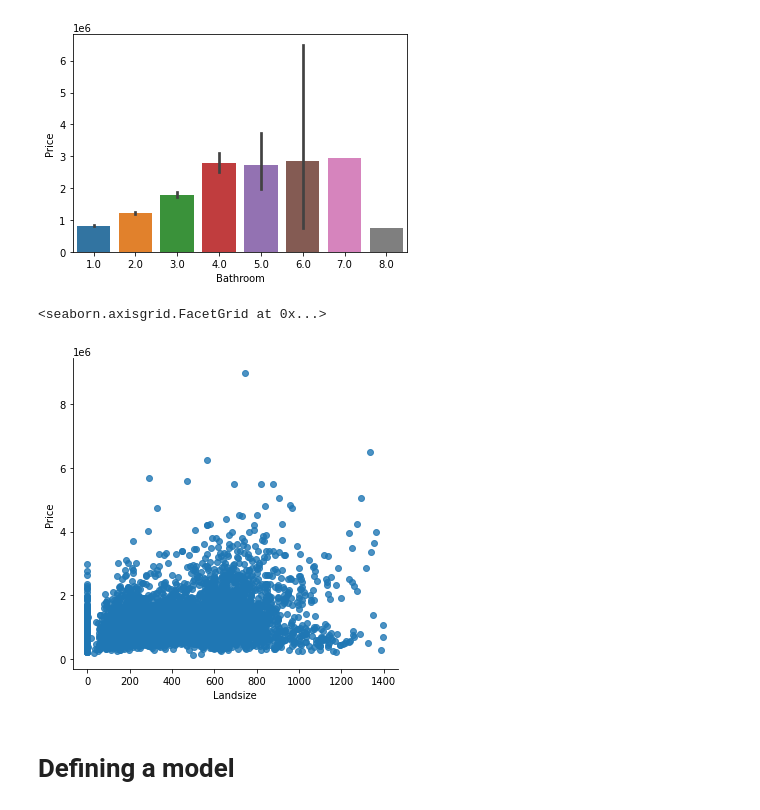
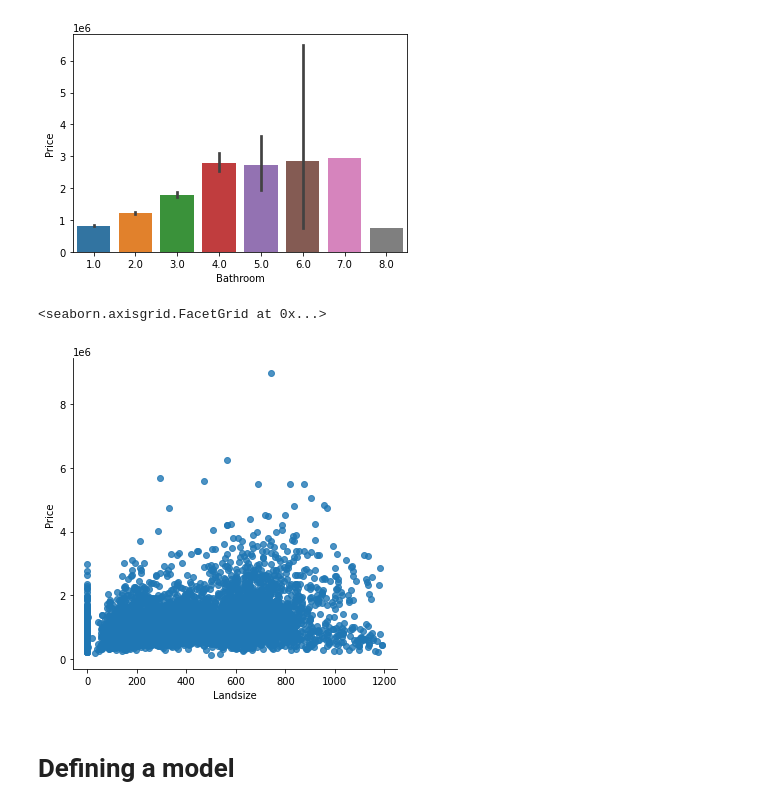
Before and after one commit to rabelais88/machine-learning, a Jupyter notebook: house_price_prediction.ipynb, the cells around one changed output. Drawn from its saved outputs; the diff is of its cells as text; code cells hidden in the pictures.

```diff
--- a/house_price_prediction.ipynb
+++ b/house_price_prediction.ipynb
@@ -80,10 +80,11 @@ sns.barplot(data=melb, x='Bathroom', y='Price')
 <AxesSubplot:xlabel='Bathroom', ylabel='Price'>
 [figure]
 # %%
-sns.lmplot(data=melb[melb.Landsize < 1400], x='Landsize', y='Price', fit_reg=False)
+# 아주 미세한 우상향이기 때문에  이상하게도 포함 시켰을 때만 의미가 있었다.
+sns.lmplot(data=melb[melb.Landsize < 1200], x='Landsize', y='Price', fit_reg=False)
 # %% [output]
 <seaborn.axisgrid.FacetGrid at 0x...>
-[figure, old version]
+[figure, new version]
 # %% [markdown]
 # Defining a model
 # %%
```
Also changed, not shown: parts of 14 cells of this notebook.
